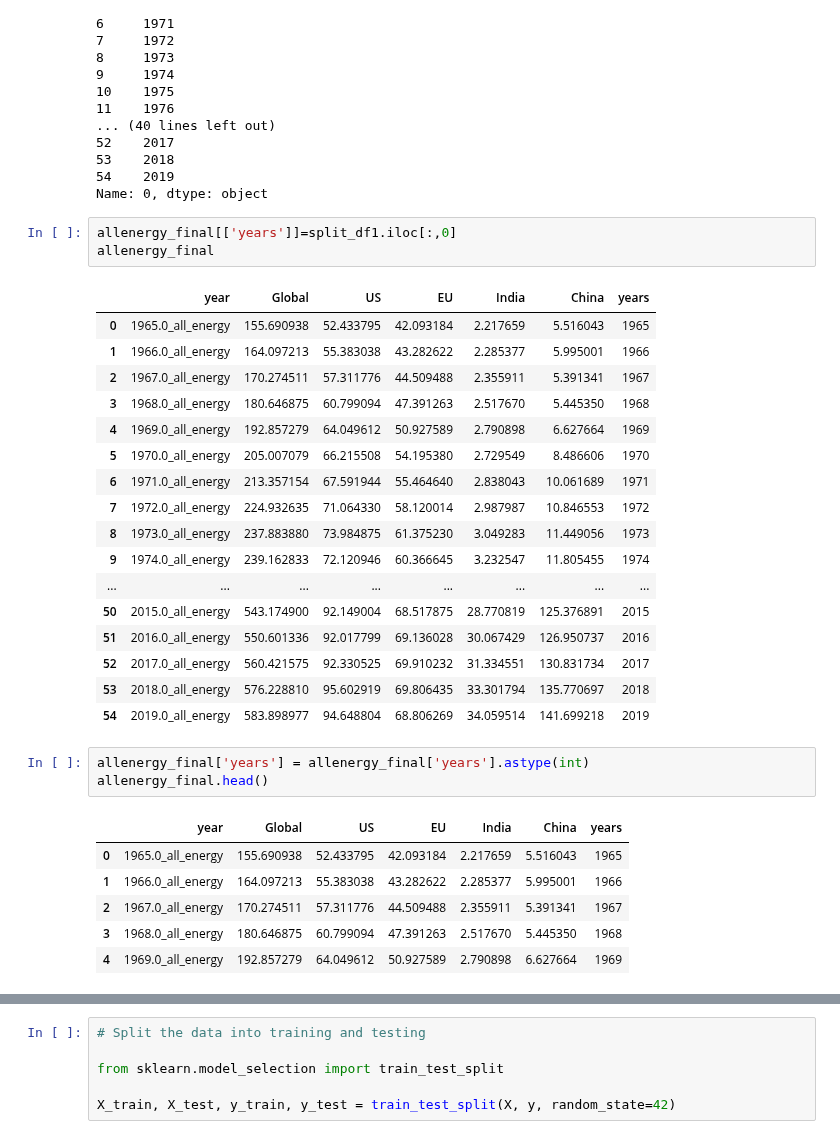
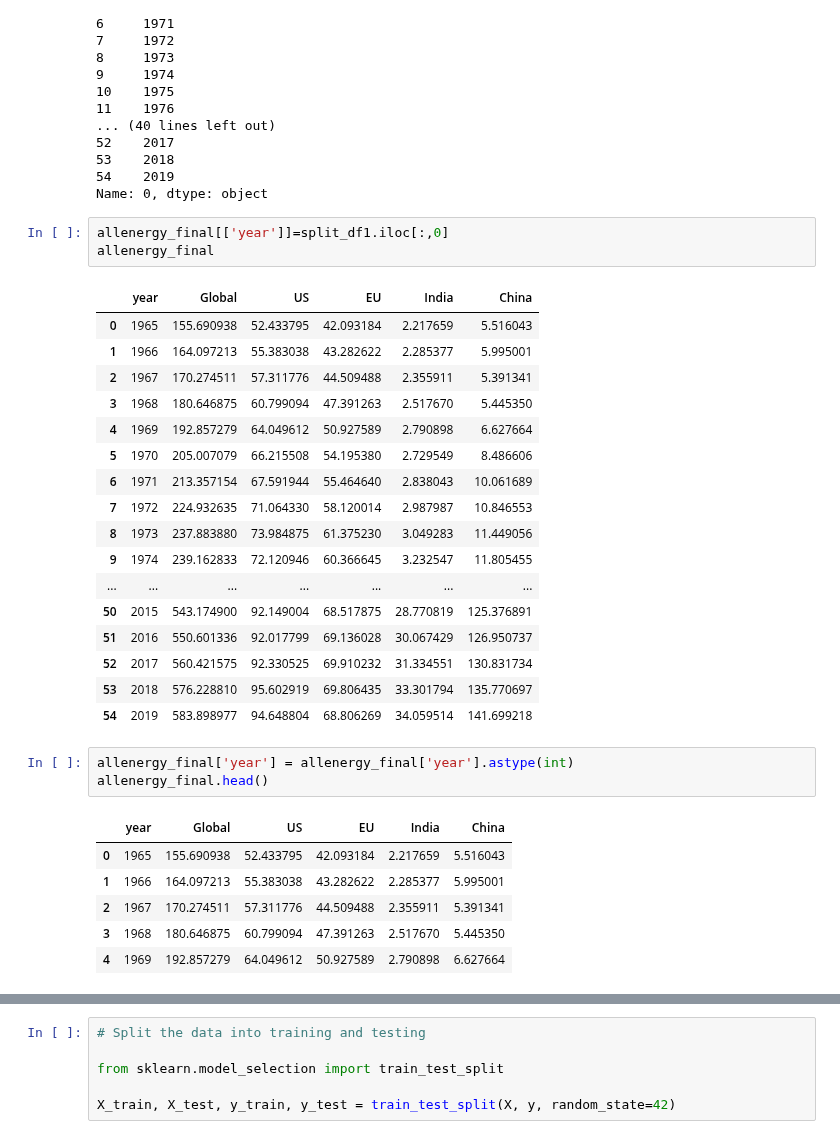
Before and after one commit to yuyhong23/One-Hot_Future, a Jupyter notebook: goals_prediction_ML/China_allenergy_prediction.ipynb, the cells around one changed output, grey strips where cells are left out. Saved outputs shown, nothing was run; the diff lists cells and outputs as text.

```diff
--- a/goals_prediction_ML/China_allenergy_prediction.ipynb
+++ b/goals_prediction_ML/China_allenergy_prediction.ipynb
@@ -118,36 +118,36 @@ split_df1.iloc[:,0]
 54    2019
 Name: 0, dtype: object
 # %%
-allenergy_final[['years']]=split_df1.iloc[:,0]
+allenergy_final[['year']]=split_df1.iloc[:,0]
 allenergy_final
 # %% [output]
-|  | year | Global | US | EU | India | China | years |
-| 0 | 1965.0_all_energy | 155.690938 | 52.433795 | 42.093184 | 2.217659 | 5.516043 | 1965 |
-| 1 | 1966.0_all_energy | 164.097213 | 55.383038 | 43.282622 | 2.285377 | 5.995001 | 1966 |
-| 2 | 1967.0_all_energy | 170.274511 | 57.311776 | 44.509488 | 2.355911 | 5.391341 | 1967 |
-| 3 | 1968.0_all_energy | 180.646875 | 60.799094 | 47.391263 | 2.517670 | 5.445350 | 1968 |
-| 4 | 1969.0_all_energy | 192.857279 | 64.049612 | 50.927589 | 2.790898 | 6.627664 | 1969 |
-| 5 | 1970.0_all_energy | 205.007079 | 66.215508 | 54.195380 | 2.729549 | 8.486606 | 1970 |
-| 6 | 1971.0_all_energy | 213.357154 | 67.591944 | 55.464640 | 2.838043 | 10.061689 | 1971 |
-| 7 | 1972.0_all_energy | 224.932635 | 71.064330 | 58.120014 | 2.987987 | 10.846553 | 1972 |
-| 8 | 1973.0_all_energy | 237.883880 | 73.984875 | 61.375230 | 3.049283 | 11.449056 | 1973 |
-| 9 | 1974.0_all_energy | 239.162833 | 72.120946 | 60.366645 | 3.232547 | 11.805455 | 1974 |
-| ... | ... | ... | ... | ... | ... | ... | ... |
-| 50 | 2015.0_all_energy | 543.174900 | 92.149004 | 68.517875 | 28.770819 | 125.376891 | 2015 |
-| 51 | 2016.0_all_energy | 550.601336 | 92.017799 | 69.136028 | 30.067429 | 126.950737 | 2016 |
-| 52 | 2017.0_all_energy | 560.421575 | 92.330525 | 69.910232 | 31.334551 | 130.831734 | 2017 |
-| 53 | 2018.0_all_energy | 576.228810 | 95.602919 | 69.806435 | 33.301794 | 135.770697 | 2018 |
-| 54 | 2019.0_all_energy | 583.898977 | 94.648804 | 68.806269 | 34.059514 | 141.699218 | 2019 |
+|  | year | Global | US | EU | India | China |
+| 0 | 1965 | 155.690938 | 52.433795 | 42.093184 | 2.217659 | 5.516043 |
+| 1 | 1966 | 164.097213 | 55.383038 | 43.282622 | 2.285377 | 5.995001 |
+| 2 | 1967 | 170.274511 | 57.311776 | 44.509488 | 2.355911 | 5.391341 |
+| 3 | 1968 | 180.646875 | 60.799094 | 47.391263 | 2.517670 | 5.445350 |
+| 4 | 1969 | 192.857279 | 64.049612 | 50.927589 | 2.790898 | 6.627664 |
+| 5 | 1970 | 205.007079 | 66.215508 | 54.195380 | 2.729549 | 8.486606 |
+| 6 | 1971 | 213.357154 | 67.591944 | 55.464640 | 2.838043 | 10.061689 |
+| 7 | 1972 | 224.932635 | 71.064330 | 58.120014 | 2.987987 | 10.846553 |
+| 8 | 1973 | 237.883880 | 73.984875 | 61.375230 | 3.049283 | 11.449056 |
+| 9 | 1974 | 239.162833 | 72.120946 | 60.366645 | 3.232547 | 11.805455 |
+| ... | ... | ... | ... | ... | ... | ... |
+| 50 | 2015 | 543.174900 | 92.149004 | 68.517875 | 28.770819 | 125.376891 |
+| 51 | 2016 | 550.601336 | 92.017799 | 69.136028 | 30.067429 | 126.950737 |
+| 52 | 2017 | 560.421575 | 92.330525 | 69.910232 | 31.334551 | 130.831734 |
+| 53 | 2018 | 576.228810 | 95.602919 | 69.806435 | 33.301794 | 135.770697 |
+| 54 | 2019 | 583.898977 | 94.648804 | 68.806269 | 34.059514 | 141.699218 |
 # %%
-allenergy_final['years'] = allenergy_final['years'].astype(int)
+allenergy_final['year'] = allenergy_final['year'].astype(int)
 allenergy_final.head()
 # %% [output]
-|  | year | Global | US | EU | India | China | years |
-| 0 | 1965.0_all_energy | 155.690938 | 52.433795 | 42.093184 | 2.217659 | 5.516043 | 1965 |
-| 1 | 1966.0_all_energy | 164.097213 | 55.383038 | 43.282622 | 2.285377 | 5.995001 | 1966 |
-| 2 | 1967.0_all_energy | 170.274511 | 57.311776 | 44.509488 | 2.355911 | 5.391341 | 1967 |
-| 3 | 1968.0_all_energy | 180.646875 | 60.799094 | 47.391263 | 2.517670 | 5.445350 | 1968 |
-| 4 | 1969.0_all_energy | 192.857279 | 64.049612 | 50.927589 | 2.790898 | 6.627664 | 1969 |
+|  | year | Global | US | EU | India | China |
+| 0 | 1965 | 155.690938 | 52.433795 | 42.093184 | 2.217659 | 5.516043 |
+| 1 | 1966 | 164.097213 | 55.383038 | 43.282622 | 2.285377 | 5.995001 |
+| 2 | 1967 | 170.274511 | 57.311776 | 44.509488 | 2.355911 | 5.391341 |
+| 3 | 1968 | 180.646875 | 60.799094 | 47.391263 | 2.517670 | 5.445350 |
+| 4 | 1969 | 192.857279 | 64.049612 | 50.927589 | 2.790898 | 6.627664 |
 # %%
 # Assign the data to X and y
 # Note: Sklearn requires a two-dimensional array of values
```
Also changed, not shown: parts of 2 cells of this notebook, 15 other files.
